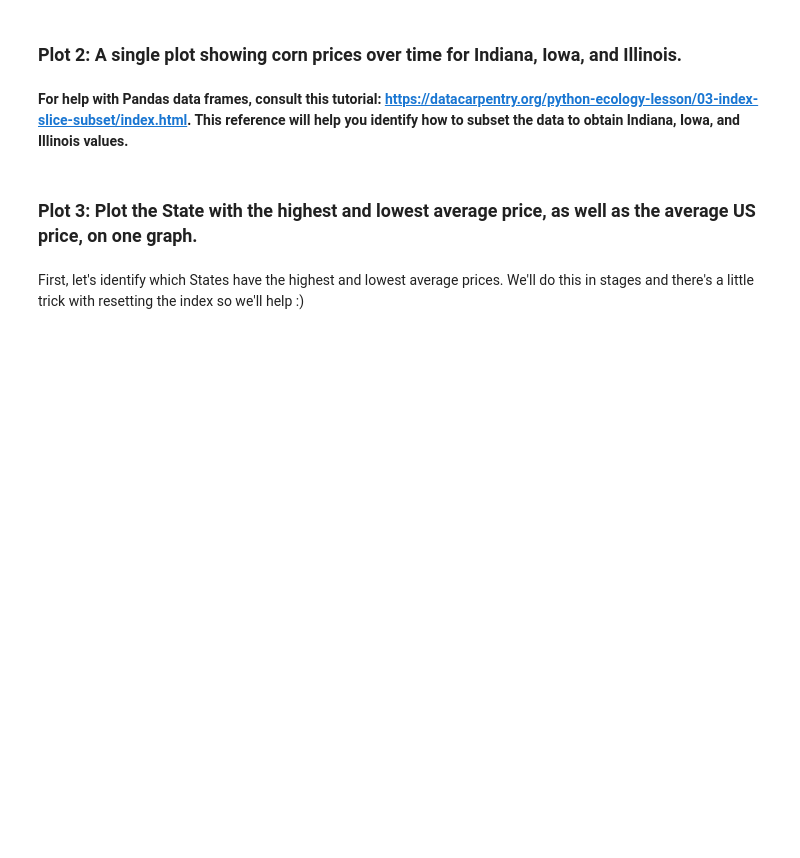
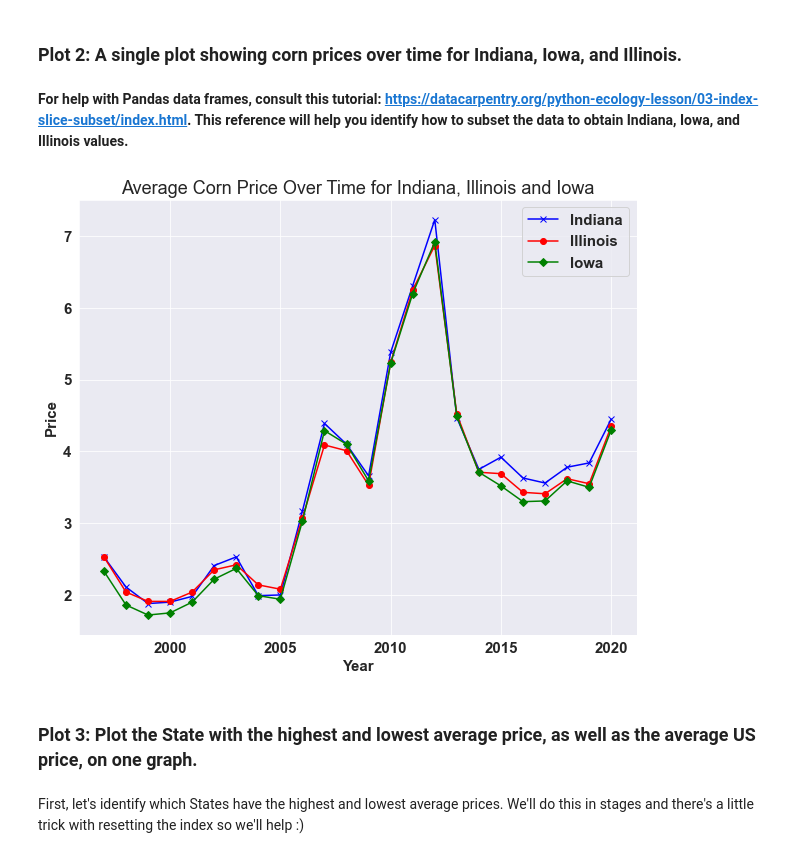
Before and after one commit to uelpalmer12/Uel-ASM591-Labs, a Jupyter notebook: Lab2/lab2/lab2-UelPalmer.ipynb, the cells around one changed output. Saved outputs shown, nothing was run; the diff lists cells and outputs as text; code cells hidden in the pictures; blank space fills up the shorter version.

Commit message:
Plot 2

```diff
--- a/Lab2/lab2/lab2-UelPalmer.ipynb
+++ b/Lab2/lab2/lab2-UelPalmer.ipynb
@@ -426,16 +426,30 @@ plt.savefig('meancorn', format='png', dpi=140)
 # %%
 # Some basic functionality to make the graphs larger
 plt.figure(figsize=(10, 8))
 
 # Create plots for each of the three states. Make sure you include a 'label' in each plot for the legend.
+
 # Enter code here...
-
+indiana_df = clean_CORN[clean_CORN.State == 'INDIANA']
+illinois_df = clean_CORN[clean_CORN.State == 'ILLINOIS']
+iowa_df = clean_CORN[clean_CORN.State == 'IOWA']
+mean_indiana = indiana_df.groupby('Year').Value.mean()
+mean_illinois = illinois_df.groupby('Year').Value.mean()
+mean_Iowa = iowa_df.groupby('Year').Value.mean()
+plt.plot(mean_indiana, 'x-b')
+plt.plot(mean_illinois, 'o-r')
+plt.plot(mean_Iowa, 'D-g')
 # Give your plot a title, plot x any y axis labels, a legend, and activate grid lines.
 # Enter code here...
-
+plt.title('Average Corn Price Over Time for Indiana, Illinois and Iowa')
+plt.xlabel('Year')
+plt.ylabel('Price')
+plt.legend(['Indiana', 'Illinois', 'Iowa'])
 # Save the plot as a PNG file - check it out, you should have a file with this name in your folder now!
 # MAKE SURE YOU RUN THIS - I will expect this image in your submission folder
 plt.savefig('istatescorn', format='png', dpi=140)
+# %% [output]
+[figure, added]
 # %% [markdown]
 ### Plot 3: Plot the State with the highest and lowest average price, as well as the average US price, on one graph.
 # %% [markdown]
```
Also changed, not shown: 2 other files.
